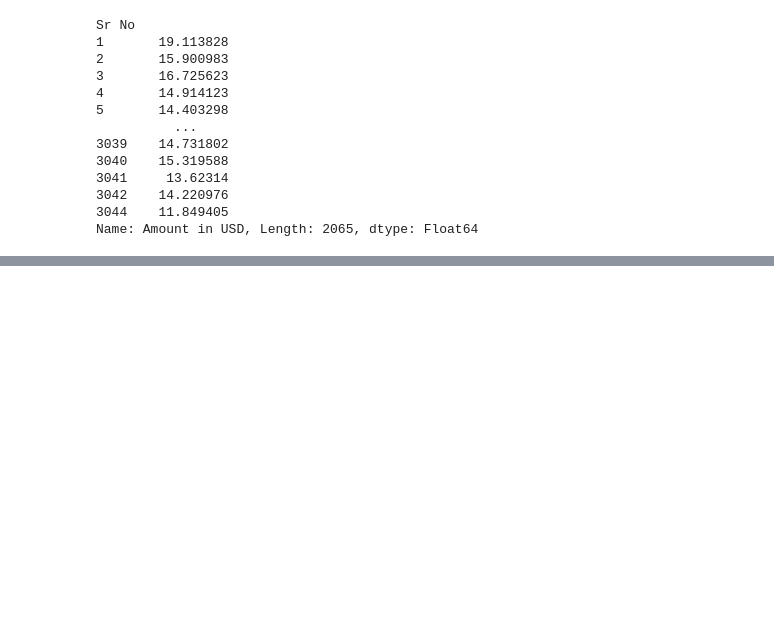
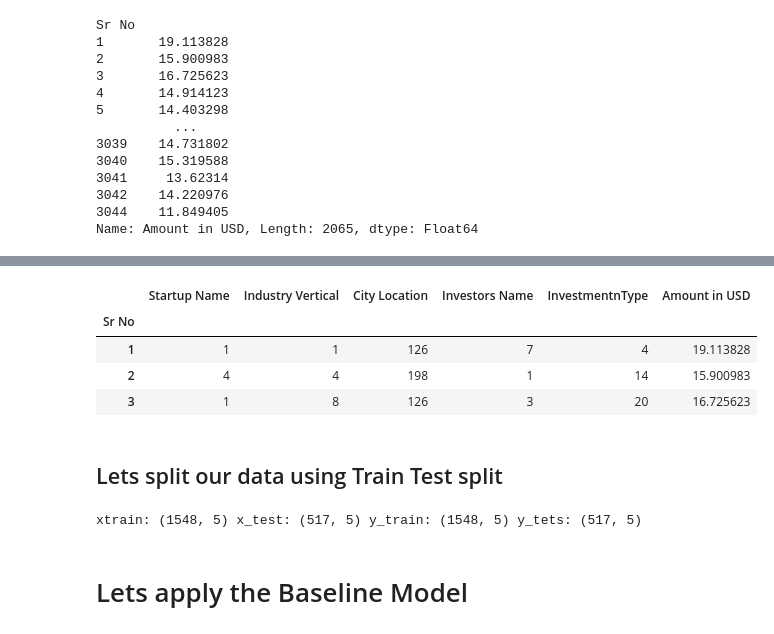
Before and after one commit to harshalgrover07/Start-Up-Funding, a Jupyter notebook: StartUp.ipynb, the cells around one changed output, grey strips where cells are left out. Saved outputs shown, nothing was run; the diff lists cells and outputs as text; code cells hidden in the pictures; blank space fills up the shorter version.

```diff
--- a/StartUp.ipynb
+++ b/StartUp.ipynb
@@ -294,0 +427,16 @@ Name: Amount in USD, Length: 2065, dtype: Float64
+# %%
+# Before we do feature encoding we should check the significance of all the features using staticmethod
+# lets check if our data is normally distributed orr not
+# Assumption 1 : the data must be normal
+# Assumption 2 : Variance must be equal
+
+# Ho : The data is normal
+# Ha : The data is not Normal
+
+
+_,p_value=stats.shapiro(data['Amount in USD'])
+
+if p_value<0.5:
+    print('Reject Ho: The data is not normal with 95% confidence ')
+else:
+    print('Fail to reject Ho: The data is normal')
@@ -294,0 +445,12 @@ Name: Amount in USD, Length: 2065, dtype: Float64
+# %%
+# Since the data is not normal Assumption 1 is voilated so we will go with kruskal wallis test
+
+for i in cat_cols:
+    sample = [data[data[i]==cat]['Amount in USD']
+    for cat in data[i].unique()]
+    _,p_val = stats.kruskal(*sample)
+    print(f'{i} : p_value is {p_val}')
+    if p_val<0.05:
+        print('Reject H0 : The feature is significant with 95% confidence')
+    else:
+        print('Fail to reject null hypothesis : The feature is insignificant ')
@@ -294,0 +509,3 @@ Name: Amount in USD, Length: 2065, dtype: Float64
+# %%
+data.drop(columns='SubVertical',inplace=True)
+data.head(2)
@@ -294,0 +517,20 @@ Name: Amount in USD, Length: 2065, dtype: Float64
+# %%
+cat_cols=['Startup Name',
+          'Industry Vertical',
+          'City  Location',
+          'Investors Name',
+         'InvestmentnType']
+
+for i in cat_cols:
+    freq = data[i].value_counts()
+    data[i]=data[i].map(freq)
+# %%
+data.head(3)
+# %% [output]
+|  | Startup Name | Industry Vertical | City Location | Investors Name | InvestmentnType | Amount in USD |
+| Sr No |  |  |  |  |  |  |
+| 1 | 1 | 1 | 126 | 7 | 4 | 19.113828 |
+| 2 | 4 | 4 | 198 | 1 | 14 | 15.900983 |
+| 3 | 1 | 8 | 126 | 3 | 20 | 16.725623 |
+# %% [markdown]
+## Lets split our data using Train Test split
@@ -294,0 +539,9 @@ Name: Amount in USD, Length: 2065, dtype: Float64
+# %%
+x= data.drop(columns='Amount in USD')
+y = data['Amount in USD']
+x_train,x_test,y_train,y_test = train_test_split(x,x,train_size=0.75,random_state=2)
+print('xtrain:',x_train.shape,'x_test:',x_test.shape,'y_train:',y_train.shape,'y_tets:',y_test.shape)
+# %% [output]
+xtrain: (1548, 5) x_test: (517, 5) y_train: (1548, 5) y_tets: (517, 5)
+# %% [markdown]
+# Lets apply the Baseline Model
```
Also changed, not shown: parts of 57 cells of this notebook.
